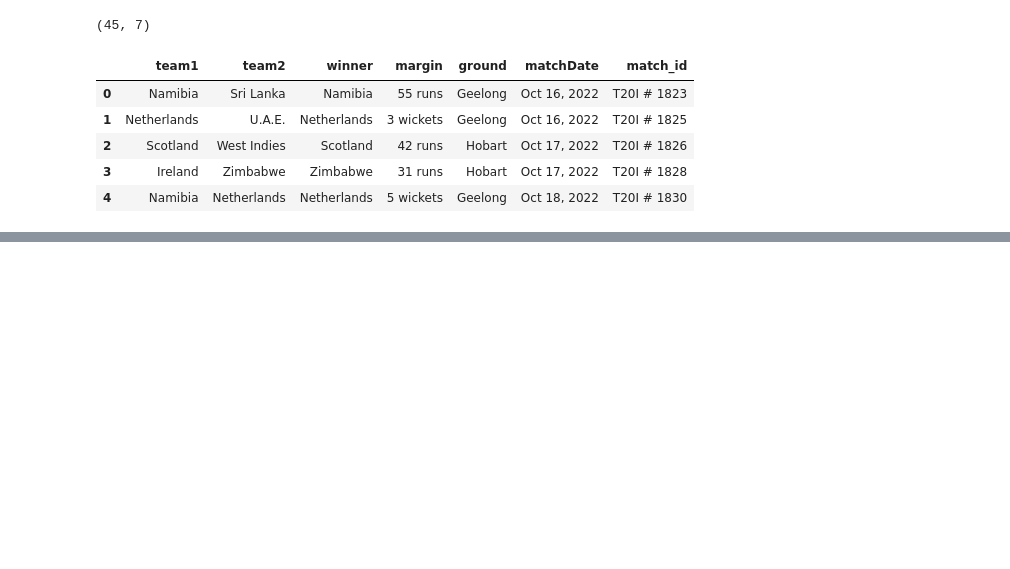
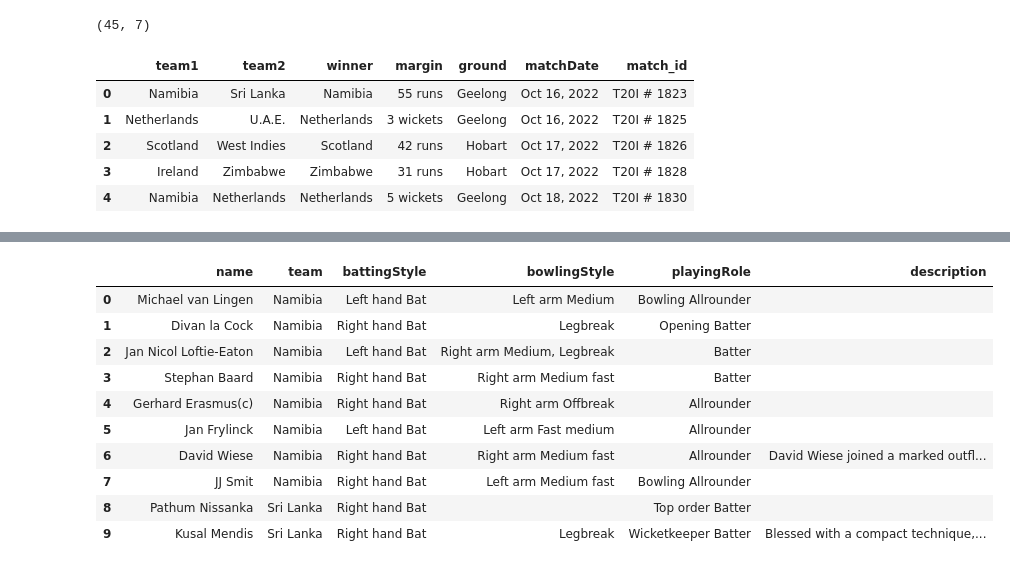
Before and after one commit to Yusuf80216/Cricket-Analytics, a Jupyter notebook: data_processing.ipynb, the cells around one changed output, grey strips where cells are left out. Cells and saved outputs as stored; diff of their text form; code cells hidden in the pictures; blank space fills up the shorter version.

```diff
--- a/data_processing.ipynb
+++ b/data_processing.ipynb
@@ -74,0 +243,17 @@ df_batting.head(11)
+# %%
+df_players['name'] = df_players['name'].apply(lambda x: x.replace('â€', ''))
+df_players['name'] = df_players['name'].apply(lambda x: x.replace('†', ''))
+df_players['name'] = df_players['name'].apply(lambda x: x.replace('\xa0', ''))
+df_players.head(10)
+# %% [output]
+|  | name | team | battingStyle | bowlingStyle | playingRole | description |
+| 0 | Michael van Lingen | Namibia | Left hand Bat | Left arm Medium | Bowling Allrounder |  |
+| 1 | Divan la Cock | Namibia | Right hand Bat | Legbreak | Opening Batter |  |
+| 2 | Jan Nicol Loftie-Eaton | Namibia | Left hand Bat | Right arm Medium, Legbreak | Batter |  |
+| 3 | Stephan Baard | Namibia | Right hand Bat | Right arm Medium fast | Batter |  |
+| 4 | Gerhard Erasmus(c) | Namibia | Right hand Bat | Right arm Offbreak | Allrounder |  |
+| 5 | Jan Frylinck | Namibia | Left hand Bat | Left arm Fast medium | Allrounder |  |
+| 6 | David Wiese | Namibia | Right hand Bat | Right arm Medium fast | Allrounder | David Wiese joined a marked outfl... |
+| 7 | JJ Smit | Namibia | Right hand Bat | Left arm Medium fast | Bowling Allrounder |  |
+| 8 | Pathum Nissanka | Sri Lanka | Right hand Bat |  | Top order Batter |  |
+| 9 | Kusal Mendis | Sri Lanka | Right hand Bat | Legbreak | Wicketkeeper Batter | Blessed with a compact technique,... |
```
Also changed, not shown: parts of 20 cells of this notebook, 5 other files.
